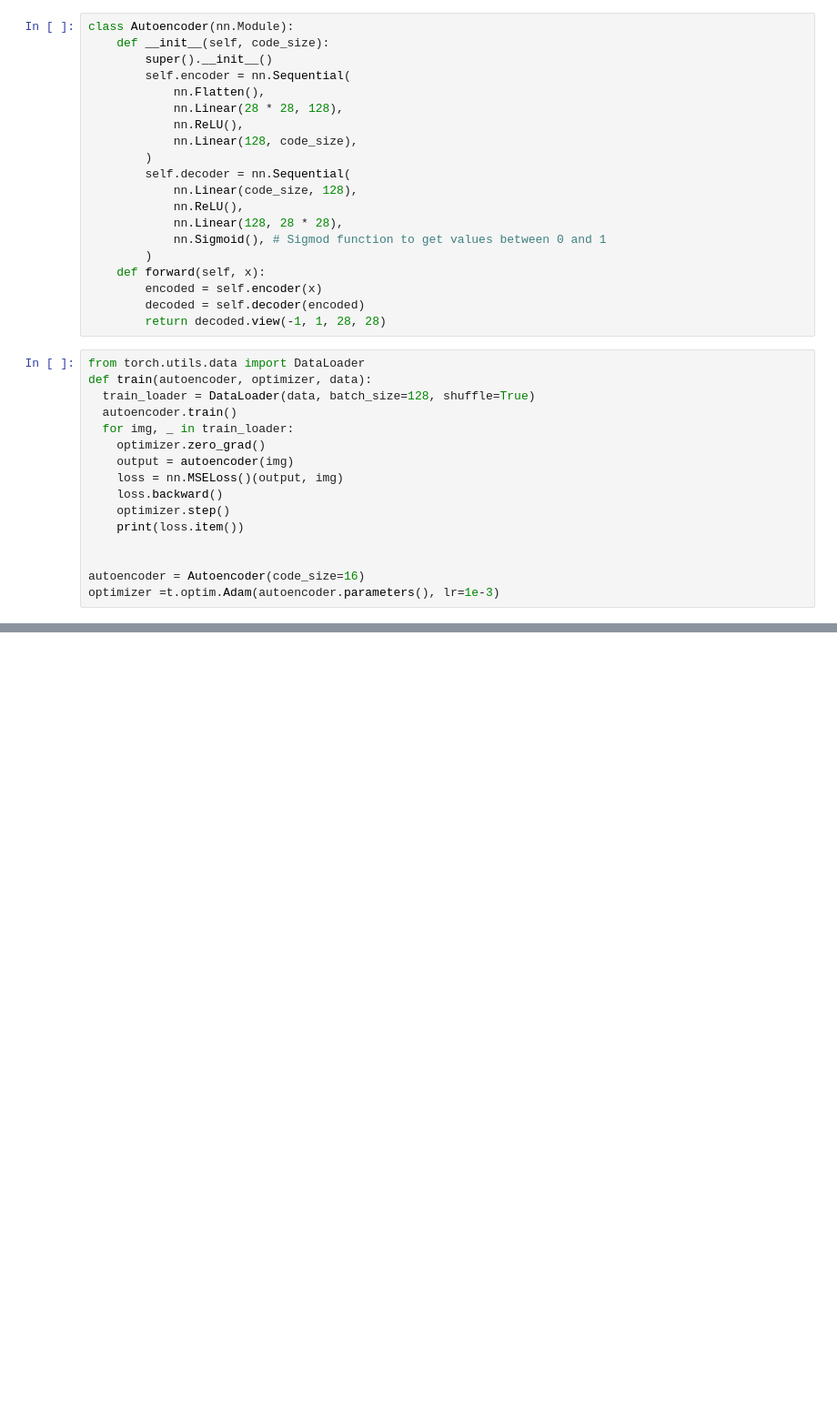
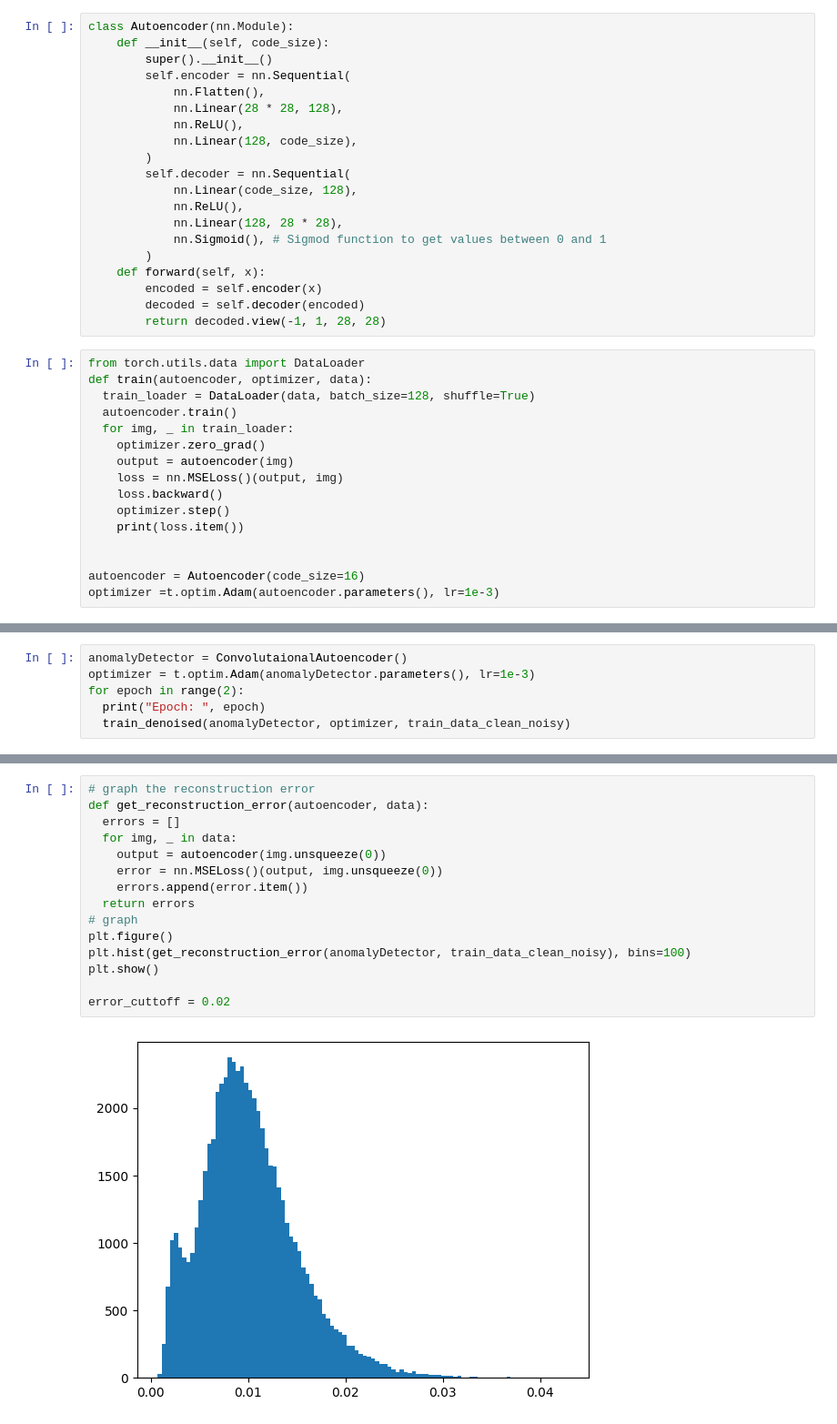
Before and after one commit to AIS-UCLA/mnist-mad, a Jupyter notebook: autoencoder.ipynb, the cells around one changed output, grey strips where cells are left out. Shown at 91% size. Saved outputs shown, nothing was run; the diff lists cells and outputs as text; blank space fills up the shorter version.

```diff
--- a/autoencoder.ipynb
+++ b/autoencoder.ipynb
@@ -104,0 +237,6 @@ torch.Size([1, 28, 28])
+# %%
+anomalyDetector = ConvolutaionalAutoencoder()
+optimizer = t.optim.Adam(anomalyDetector.parameters(), lr=1e-3)
+for epoch in range(2):
+  print("Epoch: ", epoch)
+  train_denoised(anomalyDetector, optimizer, train_data_clean_noisy)
@@ -104,0 +261,17 @@ torch.Size([1, 28, 28])
+# %%
+# graph the reconstruction error
+def get_reconstruction_error(autoencoder, data):
+  errors = []
+  for img, _ in data:
+    output = autoencoder(img.unsqueeze(0))
+    error = nn.MSELoss()(output, img.unsqueeze(0))
+    errors.append(error.item())
+  return errors
+# graph
+plt.figure()
+plt.hist(get_reconstruction_error(anomalyDetector, train_data_clean_noisy), bins=100)
+plt.show()
+
+error_cuttoff = 0.02
+# %% [output]
+[figure, added]
```
Also changed, not shown: parts of 13 cells of this notebook.
